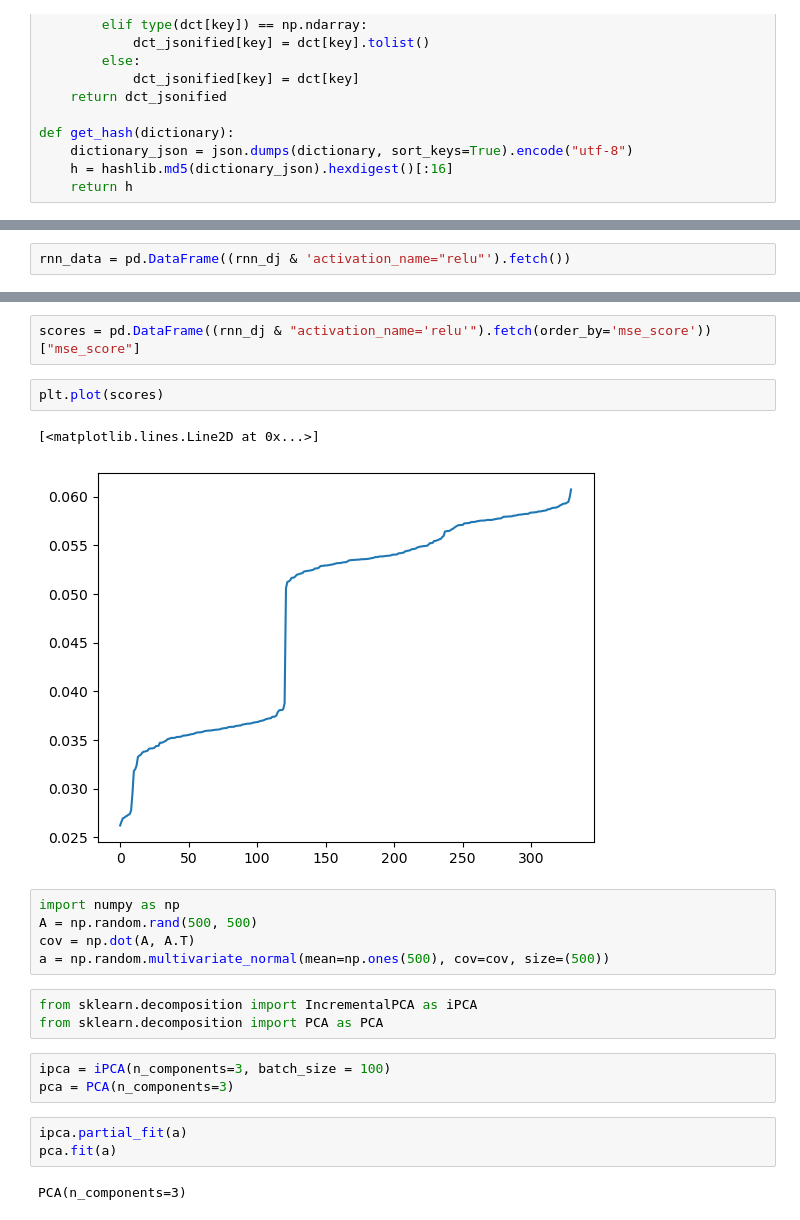
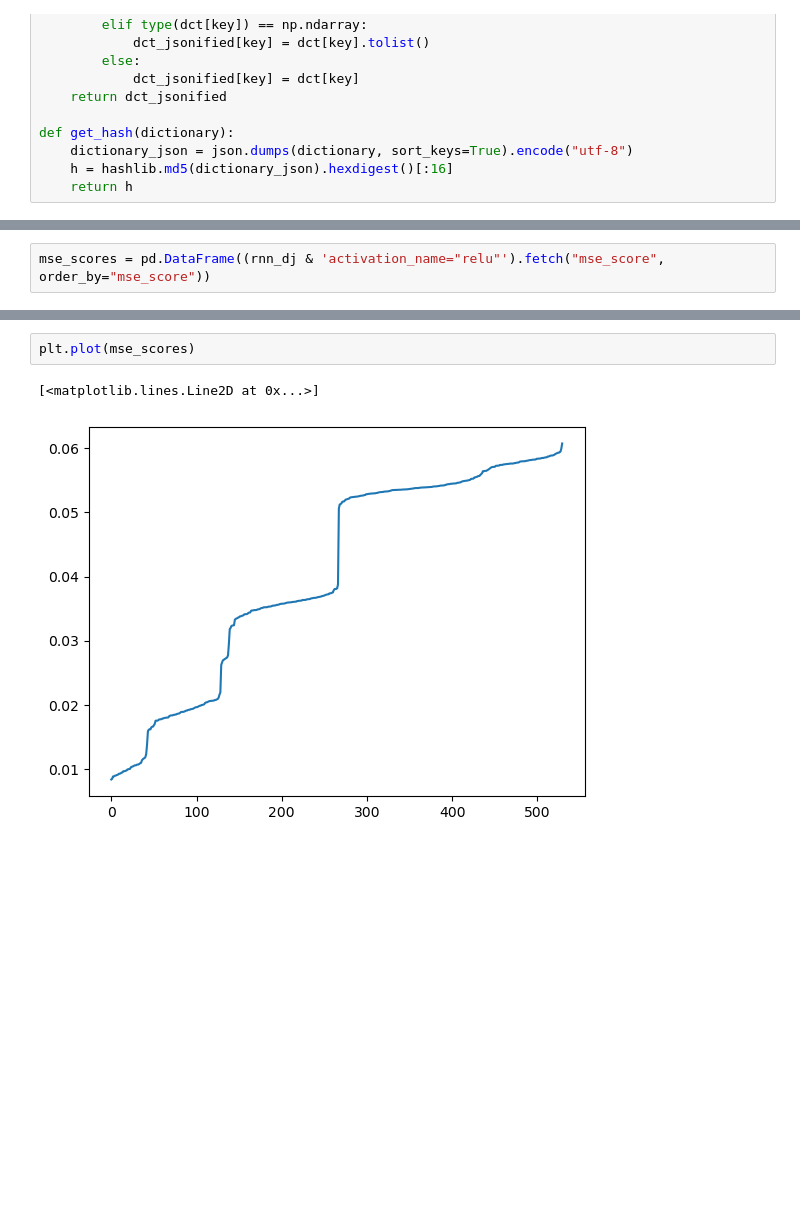
Before and after one commit to engellab/trainRNNbrain, a Jupyter notebook: jupyter/DataJoint loading.ipynb, the cells around one changed output, grey strips where cells are left out. Drawn from its saved outputs; the diff is of its cells as text; blank space fills up the shorter version.

```diff
--- a/jupyter/DataJoint loading.ipynb
+++ b/jupyter/DataJoint loading.ipynb
@@ -184,4 +184,4 @@ with pd.option_context('display.max_rows', None,):
 # %%
-rnn_data = pd.DataFrame((rnn_dj & 'activation_name="relu"').fetch())
+mse_scores = pd.DataFrame((rnn_dj & 'activation_name="relu"').fetch("mse_score", order_by="mse_score"))
 # %%
 from matplotlib import pyplot as plt
@@ -222,23 +207,5 @@ Total: 1
-# %%
-scores = pd.DataFrame((rnn_dj & "activation_name='relu'").fetch(order_by='mse_score'))["mse_score"]
 # %%
-plt.plot(scores)
+plt.plot(mse_scores)
 # %% [output]
 [<matplotlib.lines.Line2D at 0x...>]
-[figure, old version]
+[figure, new version]
-# %%
-import numpy as np
-A = np.random.rand(500, 500)
-cov = np.dot(A, A.T)
-a = np.random.multivariate_normal(mean=np.ones(500), cov=cov, size=(500))
-# %%
-from sklearn.decomposition import IncrementalPCA as iPCA
-from sklearn.decomposition import PCA as PCA
-# %%
-ipca = iPCA(n_components=3, batch_size = 100)
-pca = PCA(n_components=3)
-# %%
-ipca.partial_fit(a)
-pca.fit(a)
-# %% [output]
-PCA(n_components=3)
```
Also changed, not shown: parts of 10 cells of this notebook, 16 other files.
